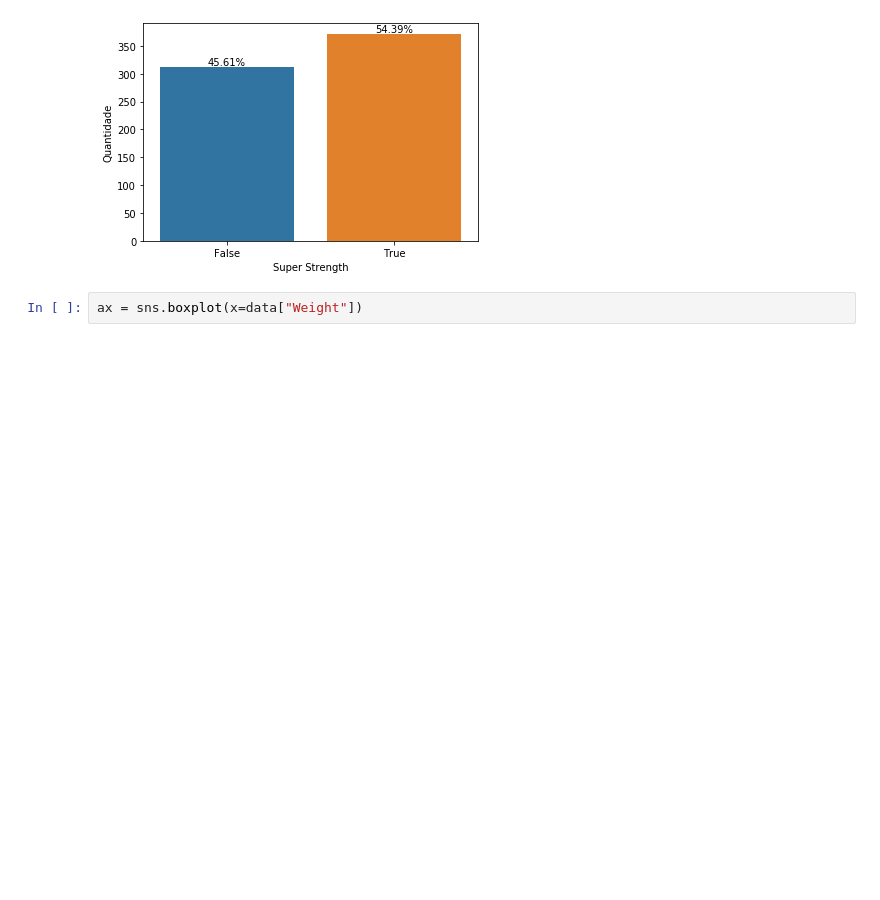
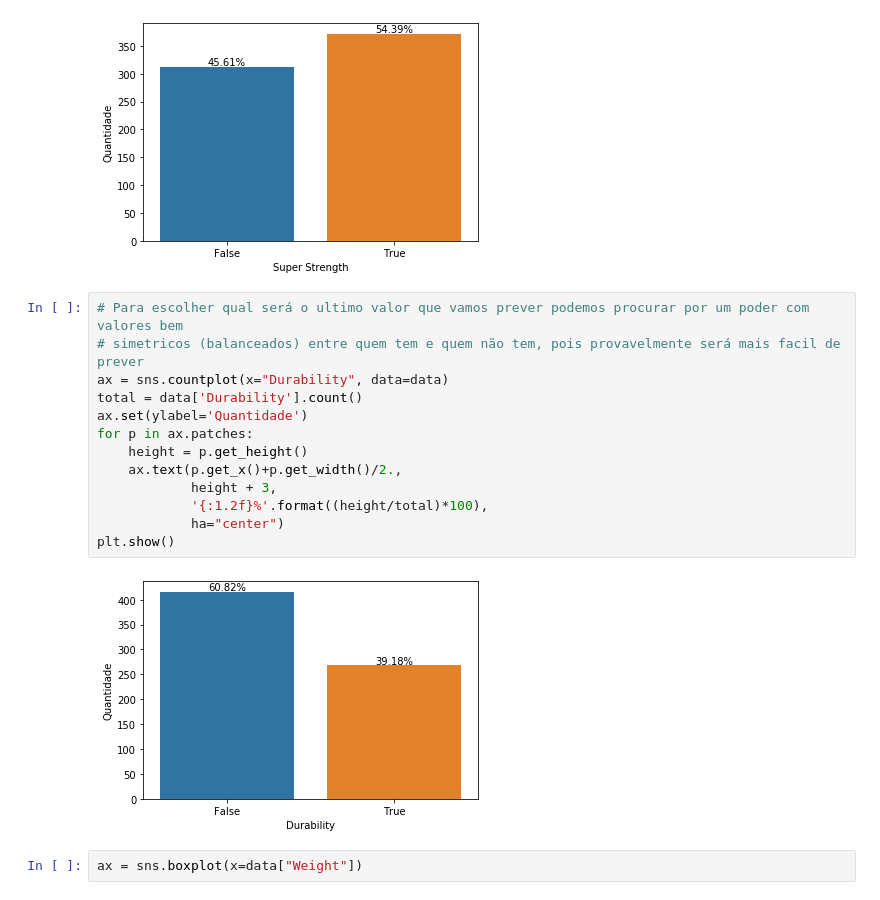
Before and after one commit to Franzx41/MD_1, a Jupyter notebook: exploratory analysis and visualizations.ipynb, the cells around one changed output. Saved outputs shown, nothing was run; the diff lists cells and outputs as text; blank space fills up the shorter version.

```diff
--- a/exploratory analysis and visualizations.ipynb
+++ b/exploratory analysis and visualizations.ipynb
@@ -152,6 +159,21 @@ for p in ax.patches:
 plt.show()
 # %% [output]
 [figure]
+# %%
+# Para escolher qual será o ultimo valor que vamos prever podemos procurar por um poder com valores bem
+# simetricos (balanceados) entre quem tem e quem não tem, pois provavelmente será mais facil de prever
+ax = sns.countplot(x="Durability", data=data)
+total = data['Durability'].count()
+ax.set(ylabel='Quantidade')
+for p in ax.patches:
+    height = p.get_height()
+    ax.text(p.get_x()+p.get_width()/2.,
+            height + 3,
+            '{:1.2f}%'.format((height/total)*100),
+            ha="center")
+plt.show()
+# %% [output]
+[figure, added]
 # %%
 ax = sns.boxplot(x=data["Weight"])
 # %% [output]
```
Also changed, not shown: parts of 1 cell of this notebook, 4 other files.
